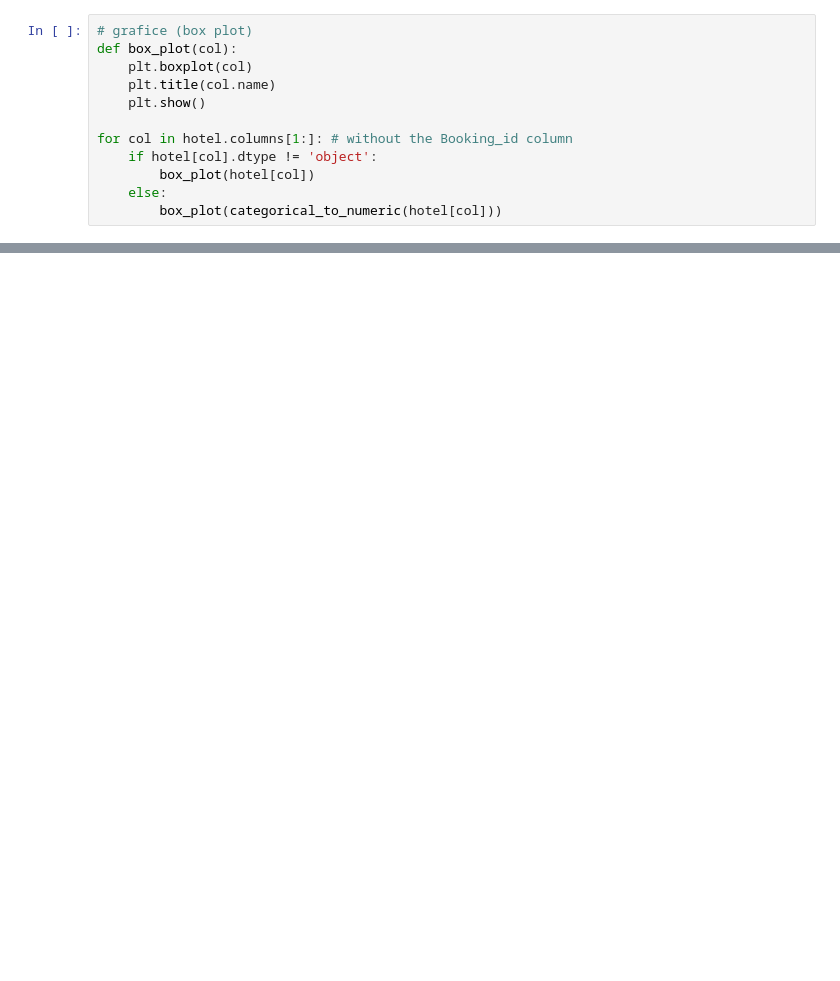
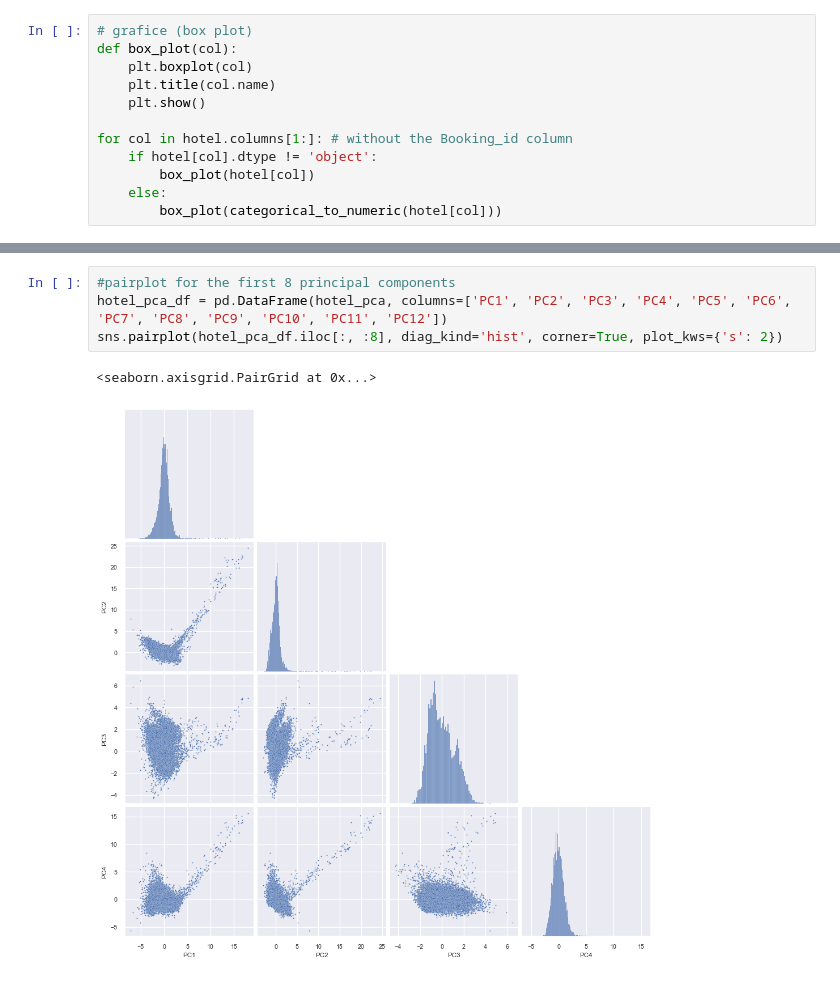
Before and after one commit to Ca3zsar/DM-Tasks, a Jupyter notebook: DM_Task1.ipynb, the cells around one changed output, grey strips where cells are left out. Saved outputs shown, nothing was run; the diff lists cells and outputs as text; blank space fills up the shorter version.

```diff
--- a/DM_Task1.ipynb
+++ b/DM_Task1.ipynb
@@ -186,0 +325,7 @@ for i in range(1,len(hotel.columns) - 1):
+# %%
+#pairplot for the first 8 principal components
+hotel_pca_df = pd.DataFrame(hotel_pca, columns=['PC1', 'PC2', 'PC3', 'PC4', 'PC5', 'PC6', 'PC7', 'PC8', 'PC9', 'PC10', 'PC11', 'PC12'])
+sns.pairplot(hotel_pca_df.iloc[:, :8], diag_kind='hist', corner=True, plot_kws={'s': 2})
+# %% [output]
+<seaborn.axisgrid.PairGrid at 0x...>
+[figure, added]
```
Also changed, not shown: parts of 44 cells of this notebook.
